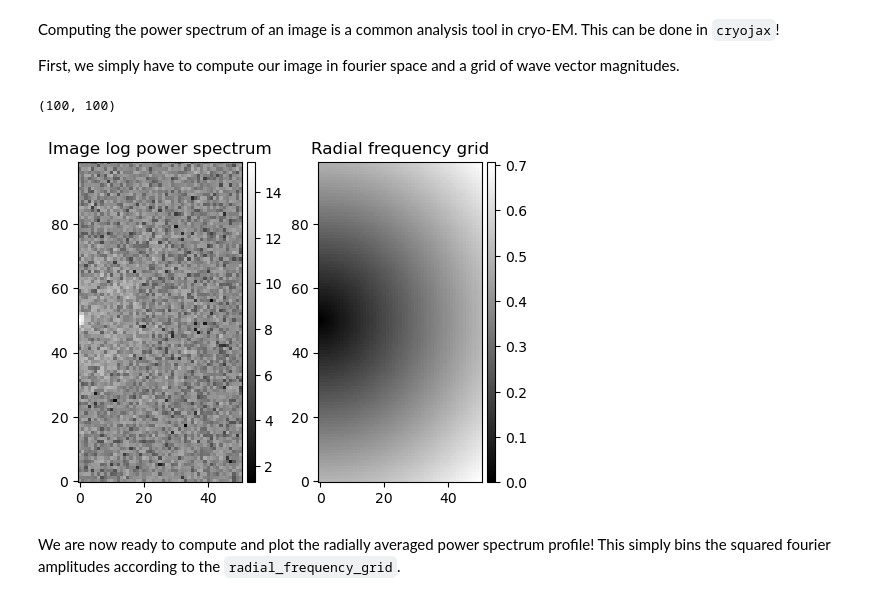
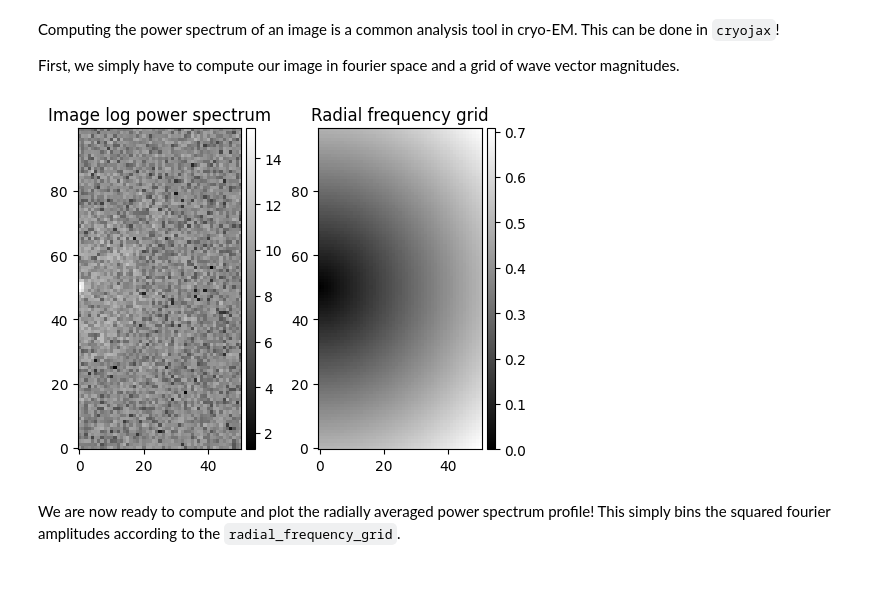
Before and after one commit to michael-0brien/cryospax, a Jupyter notebook: docs/examples/read-dataset.ipynb, the cells around one changed output. Saved outputs shown, nothing was run; the diff lists cells and outputs as text; code cells hidden in the pictures.

```diff
--- a/docs/examples/read-dataset.ipynb
+++ b/docs/examples/read-dataset.ipynb
@@ -114,36 +110,35 @@ First, we simply have to compute our image in fourier space and a grid of wave v
 # %%
 from cryojax.ndimage import rfftn
 
 
 # Get the particle
 particle_info = dataset[0]
 image, parameters = particle_info["images"], particle_info["parameters"]
 # ... and the image in fourier space
 fourier_image = rfftn(image)
 # ... and the cartesian coordinate system
-pixel_size = float(parameters["image_config"].pixel_size)
-print(image.shape)
-frequency_grid_in_angstroms = parameters["image_config"].frequency_grid_in_angstroms
+image_config = parameters["image_config"]
+pixel_size = float(image_config.pixel_size)
+frequency_grid = image_config.get_frequency_grid(physical=True)
 # ... now, compute a radial coordinate system
-radial_frequency_grid_in_angstroms = jnp.linalg.norm(frequency_grid_in_angstroms, axis=-1)
+radial_frequency_grid = jnp.linalg.norm(frequency_grid, axis=-1)
 # ... plot the image in fourier space and the radial frequency grid
 fig, axes = plt.subplots(figsize=(5, 4), ncols=2)
 plot_image(
     jnp.log(jnp.abs(jnp.fft.fftshift(fourier_image, axes=(0,))) ** 2),
     fig,
     axes[0],
     label="Image log power spectrum",
 )
 plot_image(
-    jnp.fft.fftshift(radial_frequency_grid_in_angstroms * pixel_size, axes=(0,)),
+    jnp.fft.fftshift(radial_frequency_grid * pixel_size, axes=(0,)),
     fig,
     axes[1],
     label="Radial frequency grid",
 )
 plt.tight_layout()
 # %% [output]
-(100, 100)
-[figure, old version]
+[figure, new version]
 # %% [markdown]
 We are now ready to compute and plot the radially averaged power spectrum profile! This simply bins the squared fourier amplitudes according to the `radial_frequency_grid`.
 # %%
```
Also changed, not shown: parts of 3 cells of this notebook.
